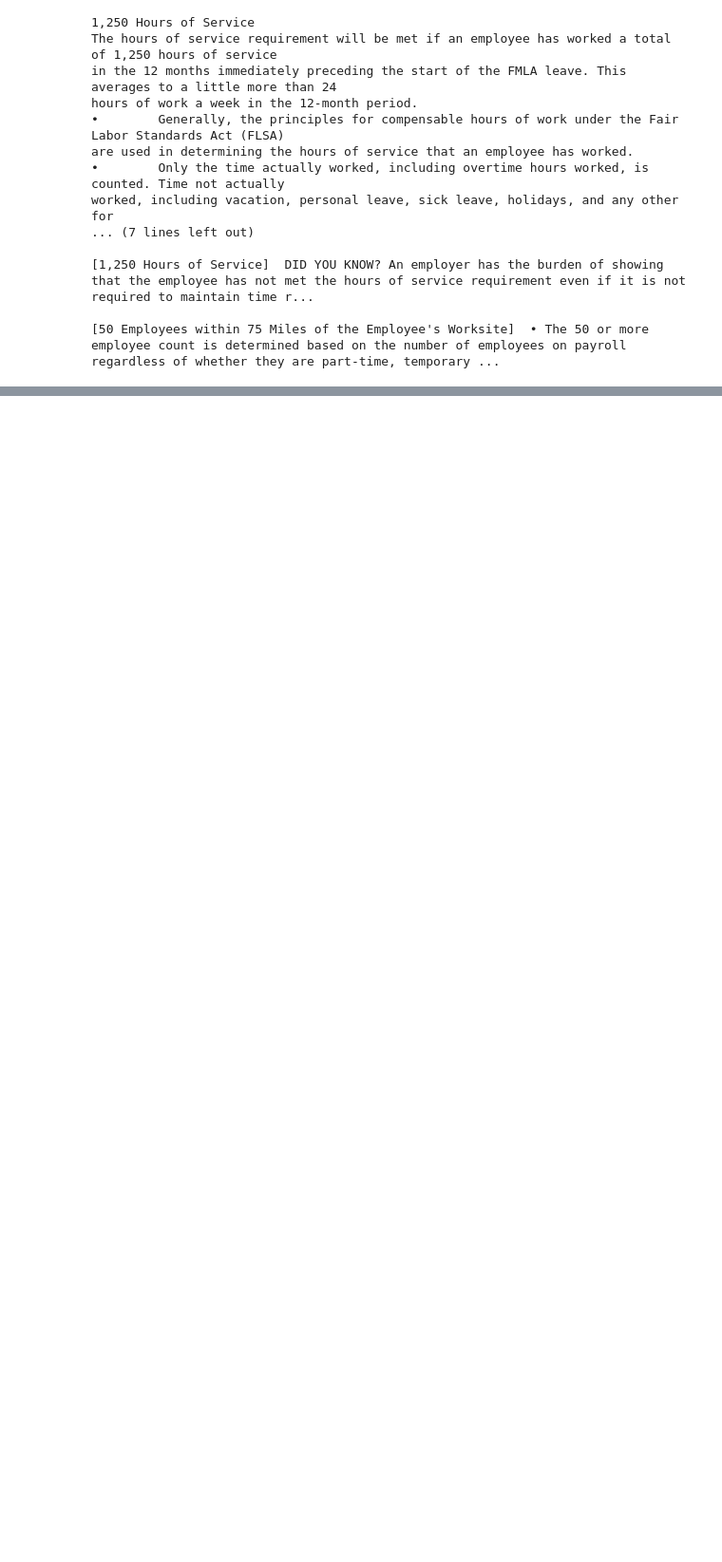
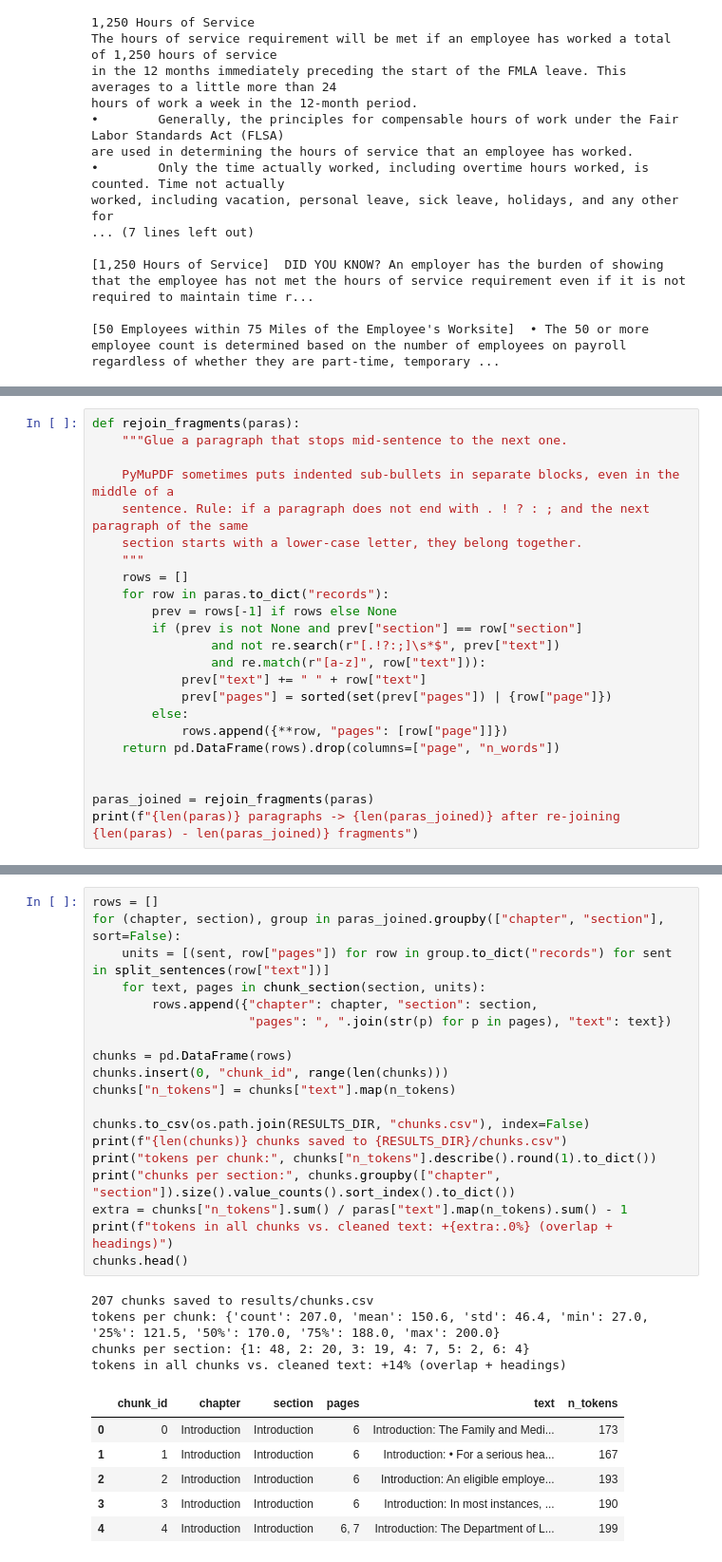
Before and after one commit to Sathviktr/RAG_LMA, a Jupyter notebook: rag_baseline_vs_rerank.ipynb, the cells around one changed output, grey strips where cells are left out. Shown at 95% size. Cells and saved outputs as stored; diff of their text form; blank space fills up the shorter version.

```diff
--- a/rag_baseline_vs_rerank.ipynb
+++ b/rag_baseline_vs_rerank.ipynb
@@ -392,0 +432,23 @@ worked, including vacation, personal leave, sick leave, holidays, and any other
+# %%
+def rejoin_fragments(paras):
+    """Glue a paragraph that stops mid-sentence to the next one.
+
+    PyMuPDF sometimes puts indented sub-bullets in separate blocks, even in the middle of a
+    sentence. Rule: if a paragraph does not end with . ! ? : ; and the next paragraph of the same
+    section starts with a lower-case letter, they belong together.
+    """
+    rows = []
+    for row in paras.to_dict("records"):
+        prev = rows[-1] if rows else None
+        if (prev is not None and prev["section"] == row["section"]
+                and not re.search(r"[.!?:;]\s*$", prev["text"])
+                and re.match(r"[a-z]", row["text"])):
+            prev["text"] += " " + row["text"]
+            prev["pages"] = sorted(set(prev["pages"]) | {row["page"]})
+        else:
+            rows.append({**row, "pages": [row["page"]]})
+    return pd.DataFrame(rows).drop(columns=["page", "n_words"])
+
+
+paras_joined = rejoin_fragments(paras)
+print(f"{len(paras)} paragraphs -> {len(paras_joined)} after re-joining {len(paras) - len(paras_joined)} fragments")
@@ -392,0 +506,30 @@ worked, including vacation, personal leave, sick leave, holidays, and any other
+# %%
+rows = []
+for (chapter, section), group in paras_joined.groupby(["chapter", "section"], sort=False):
+    units = [(sent, row["pages"]) for row in group.to_dict("records") for sent in split_sentences(row["text"])]
+    for text, pages in chunk_section(section, units):
+        rows.append({"chapter": chapter, "section": section,
+                     "pages": ", ".join(str(p) for p in pages), "text": text})
+
+chunks = pd.DataFrame(rows)
+chunks.insert(0, "chunk_id", range(len(chunks)))
+chunks["n_tokens"] = chunks["text"].map(n_tokens)
+
+chunks.to_csv(os.path.join(RESULTS_DIR, "chunks.csv"), index=False)
+print(f"{len(chunks)} chunks saved to {RESULTS_DIR}/chunks.csv")
+print("tokens per chunk:", chunks["n_tokens"].describe().round(1).to_dict())
+print("chunks per section:", chunks.groupby(["chapter", "section"]).size().value_counts().sort_index().to_dict())
+extra = chunks["n_tokens"].sum() / paras["text"].map(n_tokens).sum() - 1
+print(f"tokens in all chunks vs. cleaned text: +{extra:.0%} (overlap + headings)")
+chunks.head()
+# %% [output]
+207 chunks saved to results/chunks.csv
+tokens per chunk: {'count': 207.0, 'mean': 150.6, 'std': 46.4, 'min': 27.0, '25%': 121.5, '50%': 170.0, '75%': 188.0, 'max': 200.0}
+chunks per section: {1: 48, 2: 20, 3: 19, 4: 7, 5: 2, 6: 4}
+tokens in all chunks vs. cleaned text: +14% (overlap + headings)
+|  | chunk_id | chapter | section | pages | text | n_tokens |
+| 0 | 0 | Introduction | Introduction | 6 | Introduction: The Family and Medi... | 173 |
+| 1 | 1 | Introduction | Introduction | 6 | Introduction: • For a serious hea... | 167 |
+| 2 | 2 | Introduction | Introduction | 6 | Introduction: An eligible employe... | 193 |
+| 3 | 3 | Introduction | Introduction | 6 | Introduction: In most instances, ... | 190 |
+| 4 | 4 | Introduction | Introduction | 6, 7 | Introduction: The Department of L... | 199 |
```
Also changed, not shown: parts of 7 cells of this notebook, 2 other files.
